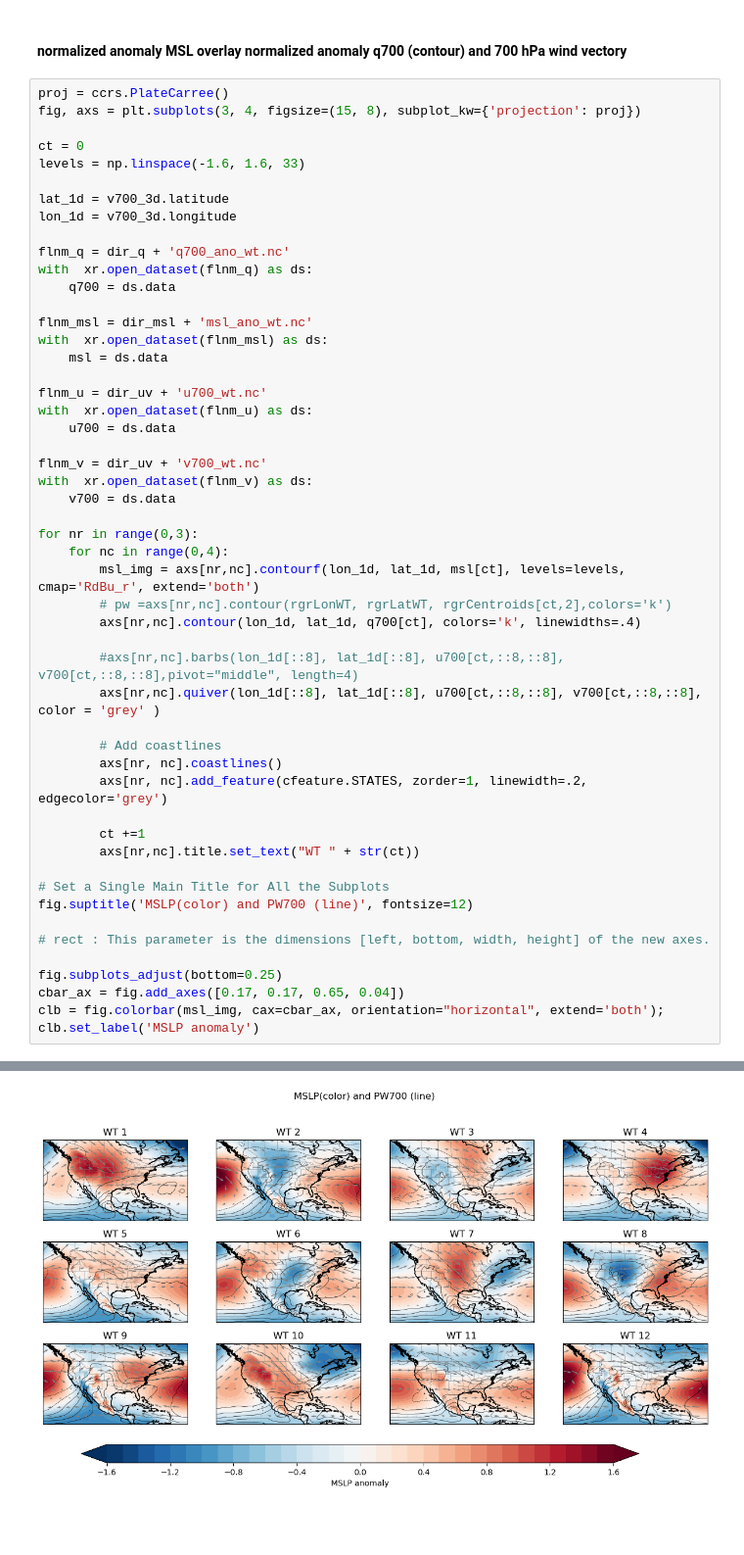
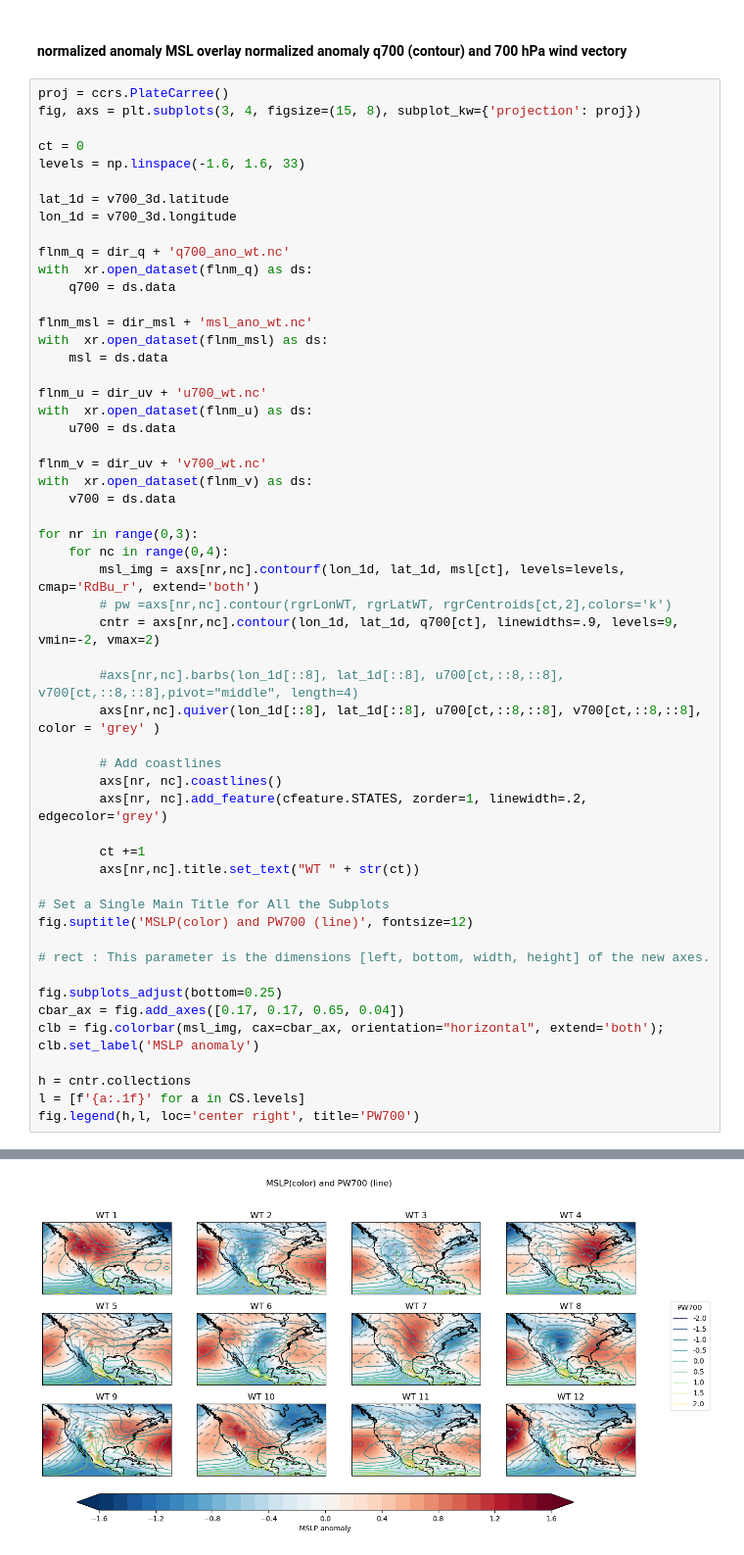
Before and after one commit to ming80302/COEXIST, a Jupyter notebook: qmsl_wt_ERAI.ipynb, the cells around one changed output, grey strips where cells are left out. Shown at 98% size. Drawn from its saved outputs; the diff is of its cells as text; blank space fills up the shorter version.

```diff
--- a/qmsl_wt_ERAI.ipynb
+++ b/qmsl_wt_ERAI.ipynb
@@ -247,7 +247,7 @@ for nr in range(0,3):
     for nc in range(0,4):
         msl_img = axs[nr,nc].contourf(lon_1d, lat_1d, msl[ct], levels=levels, cmap='RdBu_r', extend='both')
         # pw =axs[nr,nc].contour(rgrLonWT, rgrLatWT, rgrCentroids[ct,2],colors='k')
-        axs[nr,nc].contour(lon_1d, lat_1d, q700[ct], colors='k', linewidths=.4)
+        cntr = axs[nr,nc].contour(lon_1d, lat_1d, q700[ct], linewidths=.9, levels=9, vmin=-2, vmax=2)
 
         #axs[nr,nc].barbs(lon_1d[::8], lat_1d[::8], u700[ct,::8,::8], v700[ct,::8,::8],pivot="middle", length=4)
         axs[nr,nc].quiver(lon_1d[::8], lat_1d[::8], u700[ct,::8,::8], v700[ct,::8,::8], color = 'grey' )
@@ -268,4 +268,8 @@ fig.subplots_adjust(bottom=0.25)
 cbar_ax = fig.add_axes([0.17, 0.17, 0.65, 0.04])
 clb = fig.colorbar(msl_img, cax=cbar_ax, orientation="horizontal", extend='both');
 clb.set_label('MSLP anomaly')
+
+h = cntr.collections
+l = [f'{a:.1f}' for a in CS.levels]
+fig.legend(h,l, loc='center right', title='PW700')
 # %% [output]
@@ -272 +277 @@ clb.set_label('MSLP anomaly')
-[figure, old version]
+[figure, new version]
```
Also changed, not shown: parts of 4 cells of this notebook.
